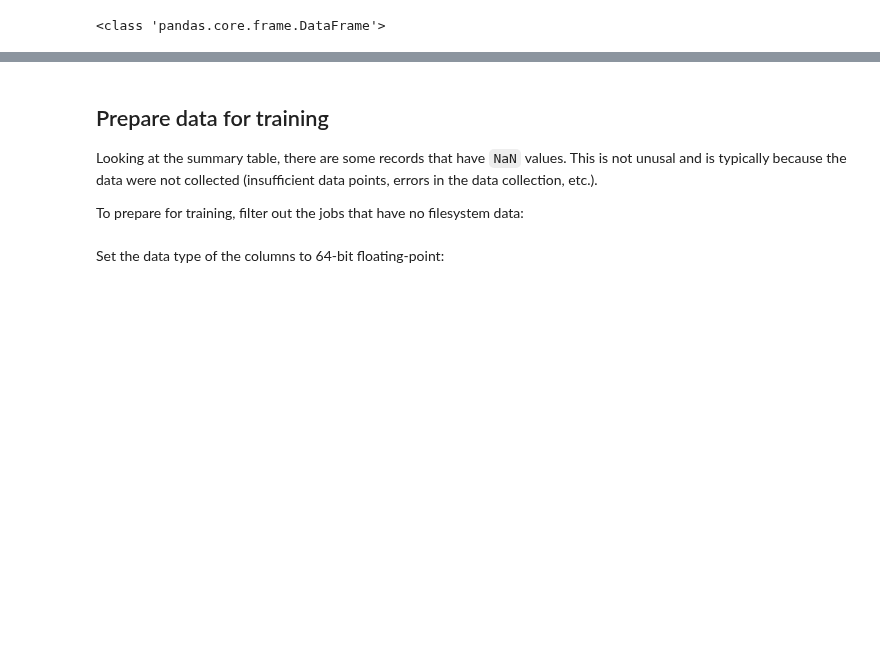
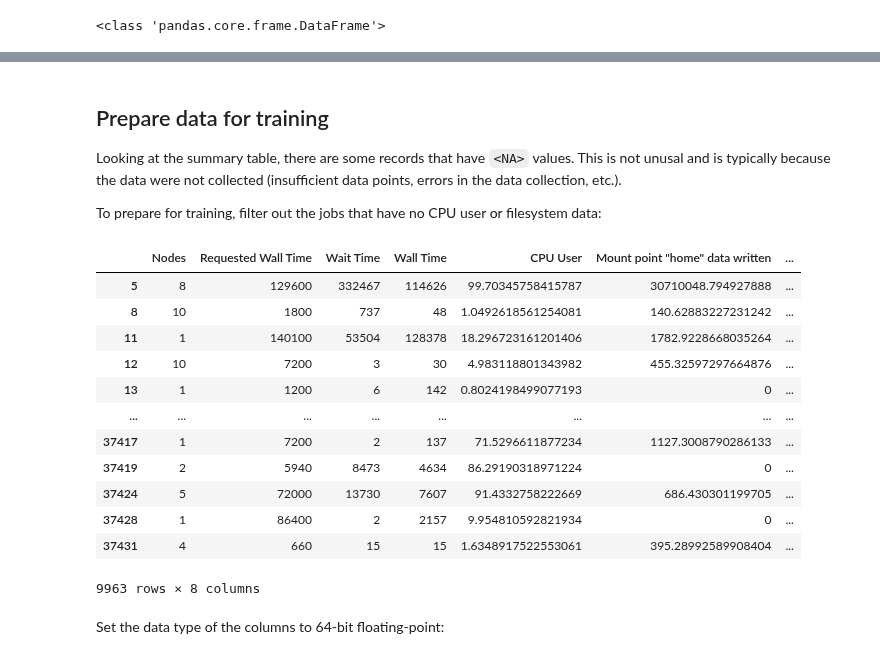
Before and after one commit to ubccr/xdmod-notebooks, a Jupyter notebook: XDMoD-Machine-Learning.ipynb, the cells around one changed output, grey strips where cells are left out. Cells and saved outputs as stored; diff of their text form; code cells hidden in the pictures; blank space fills up the shorter version.

```diff
--- a/XDMoD-Machine-Learning.ipynb
+++ b/XDMoD-Machine-Learning.ipynb
@@ -113,11 +113,27 @@ display(supremmjobs)
 # %% [markdown]
 ## Prepare data for training
 
-Looking at the summary table, there are some records that have `NaN` values. This is not unusal and is typically because the data were not collected (insufficient data points, errors in the data collection, etc.).
+Looking at the summary table, there are some records that have `<NA>` values. This is not unusal and is typically because the data were not collected (insufficient data points, errors in the data collection, etc.).
 
-To prepare for training, filter out the jobs that have no filesystem data:
+To prepare for training, filter out the jobs that have no CPU user or filesystem data:
 # %%
+supremmjobs = supremmjobs[supremmjobs['CPU User'].notna()]
 supremmjobs = supremmjobs[supremmjobs['Mount point "scratch" data written'].notna()]
+display(supremmjobs)
+# %% [output]
+|  | Nodes | Requested Wall Time | Wait Time | Wall Time | CPU User | Mount point "home" data written | ... |
+| 5 | 8 | 129600 | 332467 | 114626 | 99.70345758415787 | 30710048.794927888 | ... |
+| 8 | 10 | 1800 | 737 | 48 | 1.0492618561254081 | 140.62883227231242 | ... |
+| 11 | 1 | 140100 | 53504 | 128378 | 18.296723161201406 | 1782.9228668035264 | ... |
+| 12 | 10 | 7200 | 3 | 30 | 4.983118801343982 | 455.32597297664876 | ... |
+| 13 | 1 | 1200 | 6 | 142 | 0.8024198499077193 | 0 | ... |
+| ... | ... | ... | ... | ... | ... | ... | ... |
+| 37417 | 1 | 7200 | 2 | 137 | 71.5296611877234 | 1127.3008790286133 | ... |
+| 37419 | 2 | 5940 | 8473 | 4634 | 86.29190318971224 | 0 | ... |
+| 37424 | 5 | 72000 | 13730 | 7607 | 91.4332758222669 | 686.430301199705 | ... |
+| 37428 | 1 | 86400 | 2 | 2157 | 9.954810592821934 | 0 | ... |
+| 37431 | 4 | 660 | 15 | 15 | 1.6348917522553061 | 395.28992589908404 | ... |
+9963 rows × 8 columns
 # %% [markdown]
 Set the data type of the columns to 64-bit floating-point:
 # %%
```
Also changed, not shown: parts of 7 cells of this notebook.
